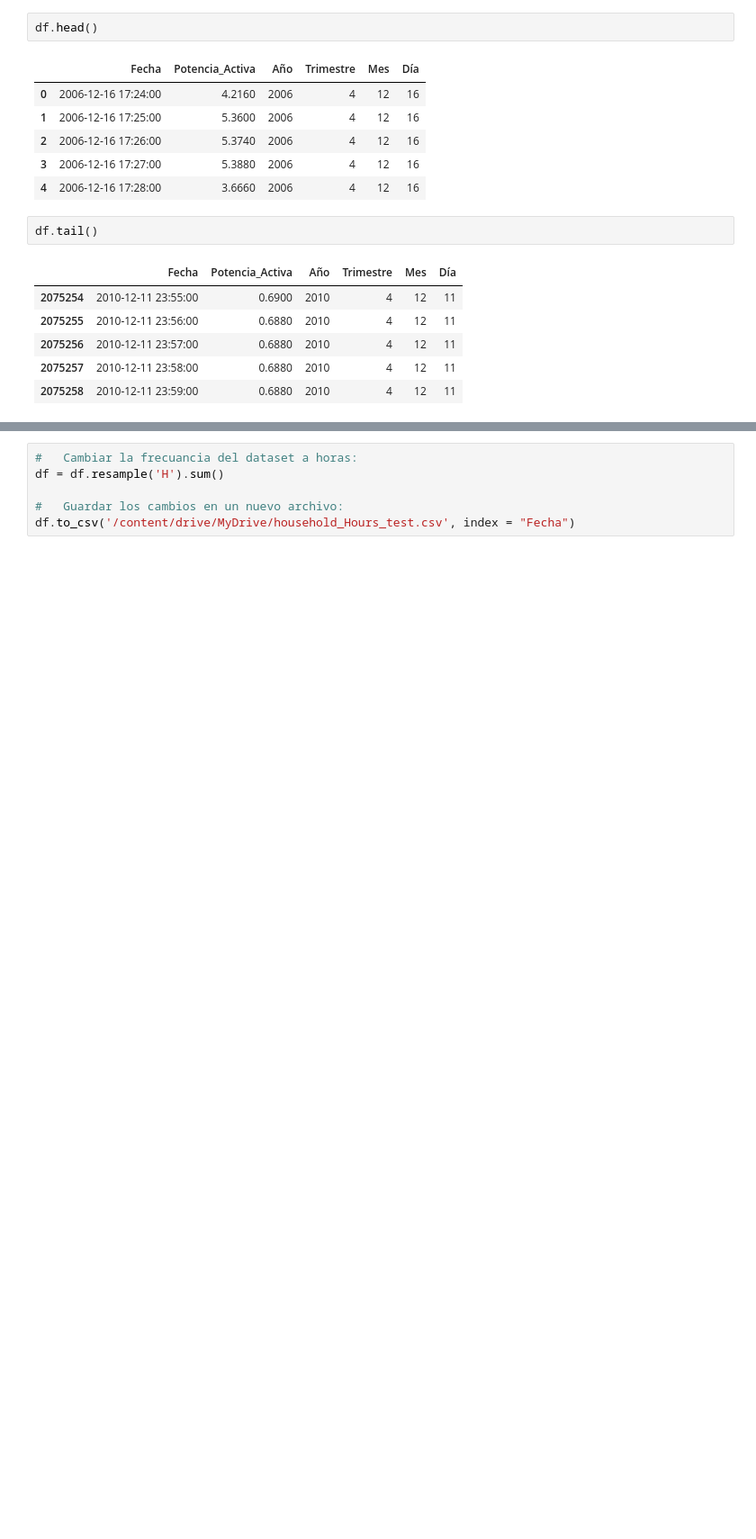
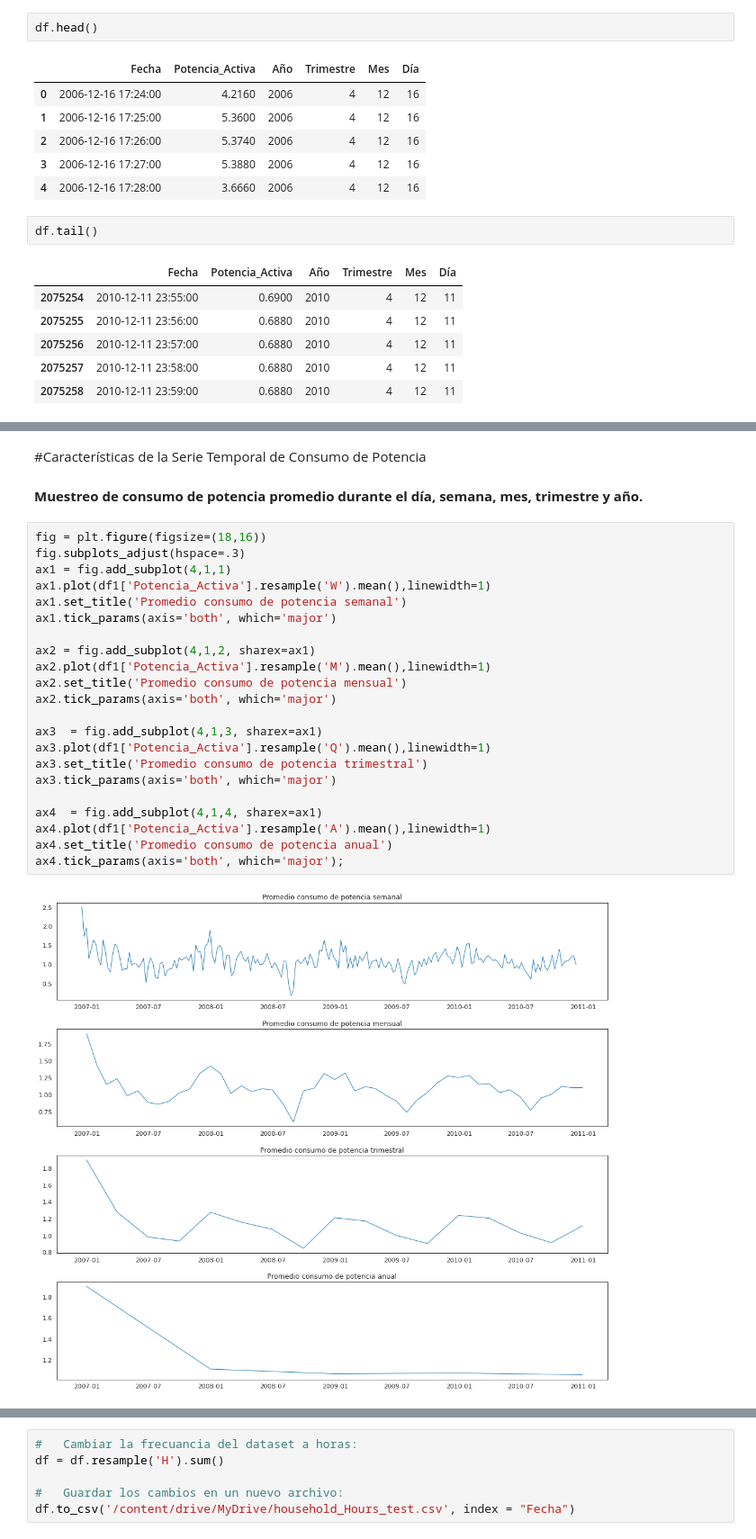
Before and after one commit to XLDiaz/MLearning_HEConsumption, a Jupyter notebook: Limpieza_de_Datos_y_Visualizaciones.ipynb, the cells around one changed output, grey strips where cells are left out. Shown: that part at 90% size. Cells and saved outputs as stored; diff of their text form; blank space fills up the shorter version.

```diff
--- a/Limpieza_de_Datos_y_Visualizaciones.ipynb
+++ b/Limpieza_de_Datos_y_Visualizaciones.ipynb
@@ -152,3 +198,31 @@ arrowprops=dict(facecolor='black', shrink=0.01))
 plt.show()
 # %% [output]
 [figure]
+# %% [markdown]
+#Características de la Serie Temporal de Consumo de Potencia
+# %% [markdown]
+**Muestreo de consumo de potencia promedio durante el día, semana, mes, trimestre y año.**
+# %%
+fig = plt.figure(figsize=(18,16))
+fig.subplots_adjust(hspace=.3)
+ax1 = fig.add_subplot(4,1,1)
+ax1.plot(df1['Potencia_Activa'].resample('W').mean(),linewidth=1)
+ax1.set_title('Promedio consumo de potencia semanal')
+ax1.tick_params(axis='both', which='major')
+
+ax2 = fig.add_subplot(4,1,2, sharex=ax1)
+ax2.plot(df1['Potencia_Activa'].resample('M').mean(),linewidth=1)
+ax2.set_title('Promedio consumo de potencia mensual')
+ax2.tick_params(axis='both', which='major')
+
+ax3  = fig.add_subplot(4,1,3, sharex=ax1)
+ax3.plot(df1['Potencia_Activa'].resample('Q').mean(),linewidth=1)
+ax3.set_title('Promedio consumo de potencia trimestral')
+ax3.tick_params(axis='both', which='major')
+
+ax4  = fig.add_subplot(4,1,4, sharex=ax1)
+ax4.plot(df1['Potencia_Activa'].resample('A').mean(),linewidth=1)
+ax4.set_title('Promedio consumo de potencia anual')
+ax4.tick_params(axis='both', which='major');
+# %% [output]
+[figure, added]
```
Also changed, not shown: parts of 13 cells of this notebook.
